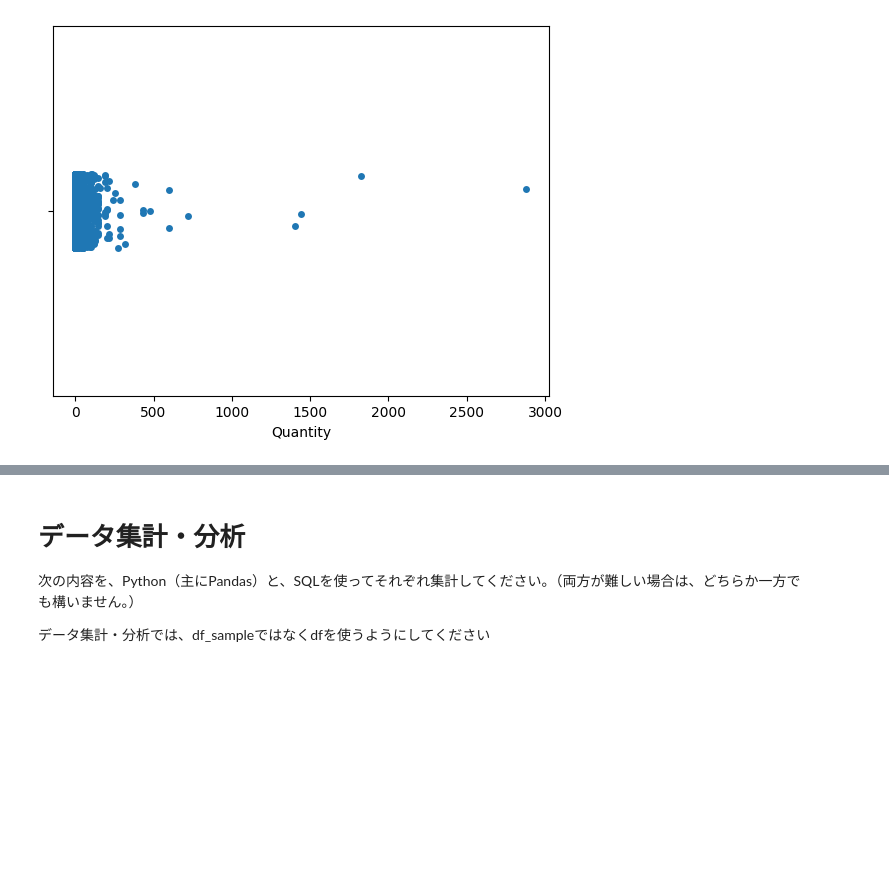
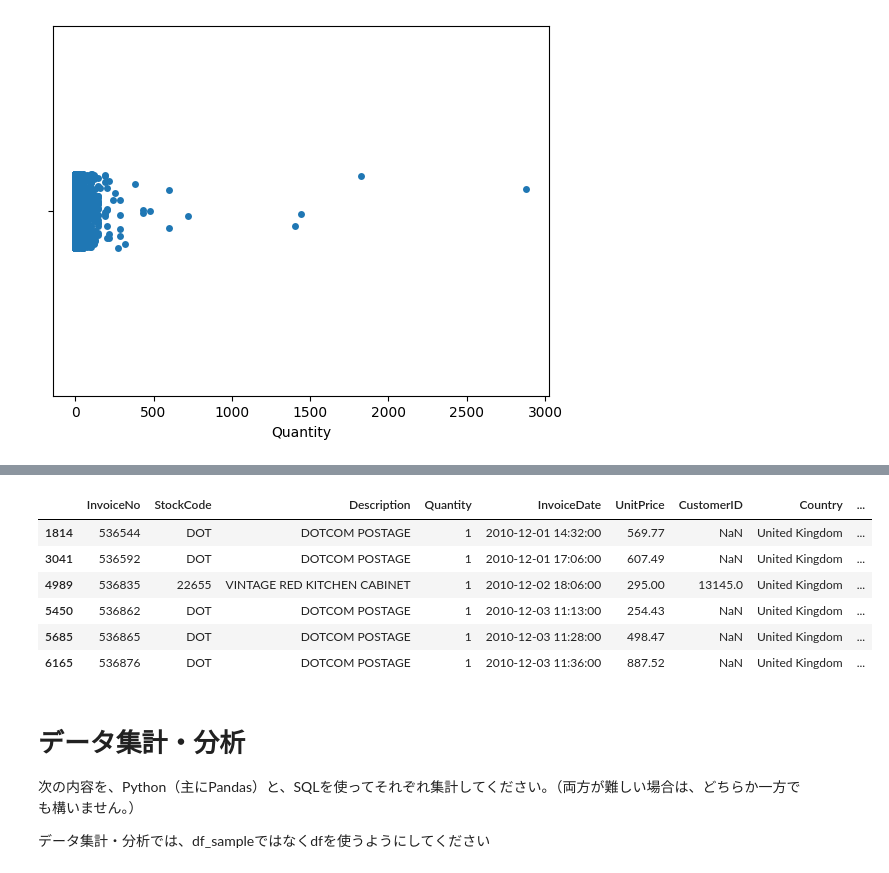
Before and after one commit to Grampus86/data-analysis-basic-kadai, a Jupyter notebook: 購買データ.ipynb, the cells around one changed output, grey strips where cells are left out. Cells and saved outputs as stored; diff of their text form; code cells hidden in the pictures; blank space fills up the shorter version.

```diff
--- a/購買データ.ipynb
+++ b/購買データ.ipynb
@@ -223,3 +240,16 @@ sns.stripplot(x='Quantity', data=df_sample)
+# %%
+# 一部CustomIDがついていないものがある。
+# 'Description'の表記からして輸送量と判断できる
+# ->　商品の購入傾向の分析に必要ないと思われ、外れ値としての除外されるべきと思われる。
+df_sample.query('UnitPrice>=200')
+# %% [output]
+|  | InvoiceNo | StockCode | Description | Quantity | InvoiceDate | UnitPrice | CustomerID | Country | ... |
+| 1814 | 536544 | DOT | DOTCOM POSTAGE | 1 | 2010-12-01 14:32:00 | 569.77 | NaN | United Kingdom | ... |
+| 3041 | 536592 | DOT | DOTCOM POSTAGE | 1 | 2010-12-01 17:06:00 | 607.49 | NaN | United Kingdom | ... |
+| 4989 | 536835 | 22655 | VINTAGE RED KITCHEN CABINET | 1 | 2010-12-02 18:06:00 | 295.00 | 13145.0 | United Kingdom | ... |
+| 5450 | 536862 | DOT | DOTCOM POSTAGE | 1 | 2010-12-03 11:13:00 | 254.43 | NaN | United Kingdom | ... |
+| 5685 | 536865 | DOT | DOTCOM POSTAGE | 1 | 2010-12-03 11:28:00 | 498.47 | NaN | United Kingdom | ... |
+| 6165 | 536876 | DOT | DOTCOM POSTAGE | 1 | 2010-12-03 11:36:00 | 887.52 | NaN | United Kingdom | ... |
 # %%
 # Quantity <=500に絞る
 
```
Also changed, not shown: parts of 2 cells of this notebook.
